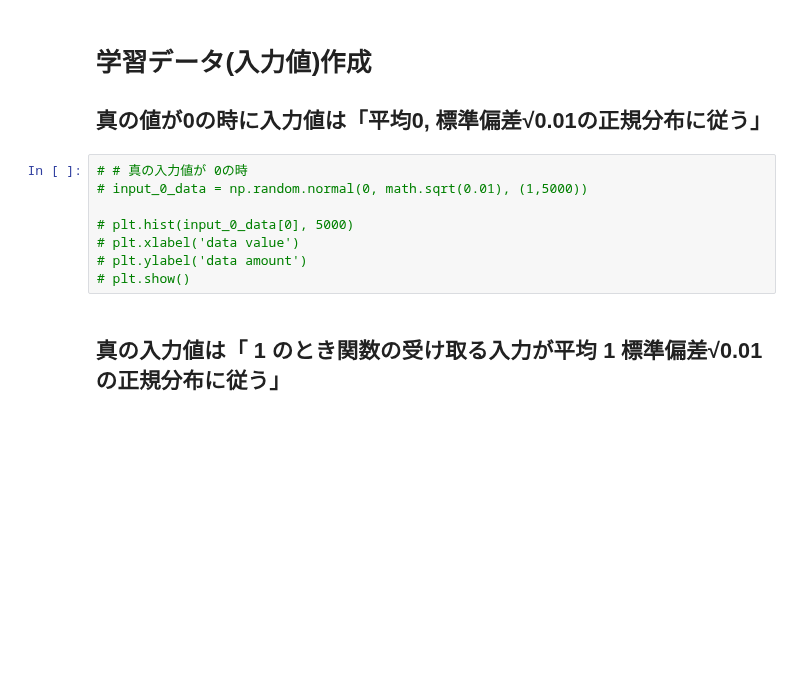
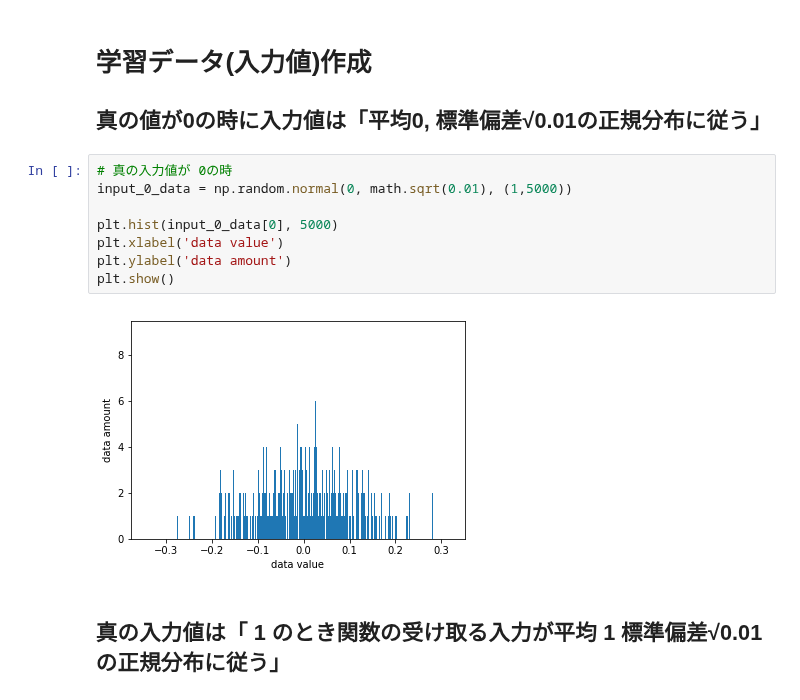
Before and after one commit to mpsamurai/ml-101-exercises, a Jupyter notebook: 04_perceptron/teraoka/04_perceptron.ipynb, the cells around one changed output. Cells and saved outputs as stored; diff of their text form; blank space fills up the shorter version.

```diff
--- a/04_perceptron/teraoka/04_perceptron.ipynb
+++ b/04_perceptron/teraoka/04_perceptron.ipynb
@@ -227,13 +221,15 @@ mean_squared_error :  0.5
 
 ## 真の値が0の時に入力値は「平均0, 標準偏差√0.01の正規分布に従う」
 # %%
-# # 真の入力値が 0の時
-# input_0_data = np.random.normal(0, math.sqrt(0.01), (1,5000))
+# 真の入力値が 0の時
+input_0_data = np.random.normal(0, math.sqrt(0.01), (1,5000))
 
-# plt.hist(input_0_data[0], 5000)
-# plt.xlabel('data value')
-# plt.ylabel('data amount')
-# plt.show()
+plt.hist(input_0_data[0], 5000)
+plt.xlabel('data value')
+plt.ylabel('data amount')
+plt.show()
+# %% [output]
+[figure, added]
 # %% [markdown]
 ##  真の入力値は「 1 のとき関数の受け取る入力が平均 1 標準偏差√0.01 の正規分布に従う」
 # %%
```
Also changed, not shown: parts of 13 cells of this notebook, 5 other files.
